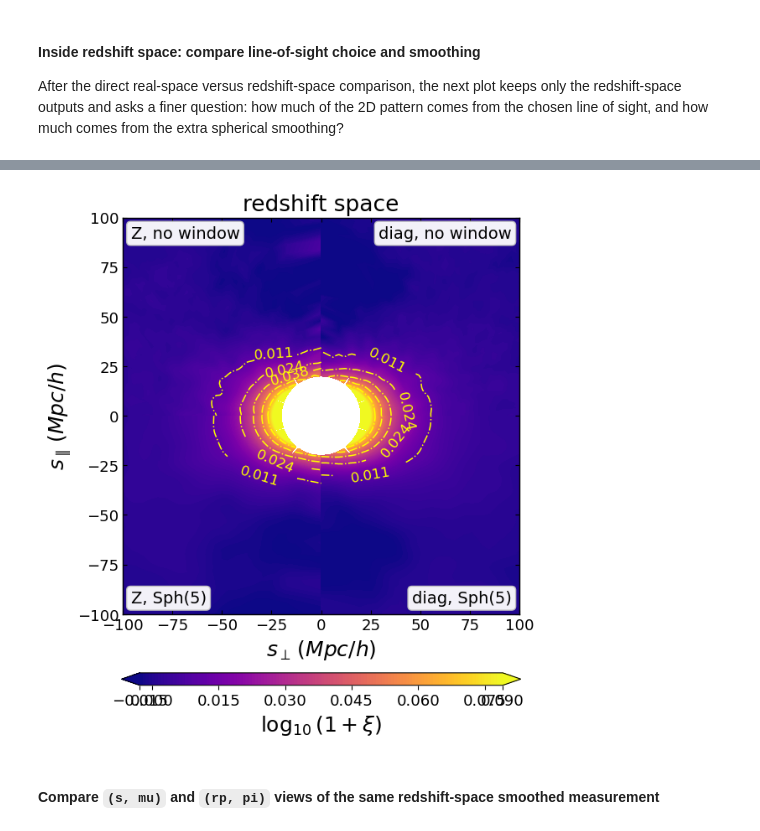
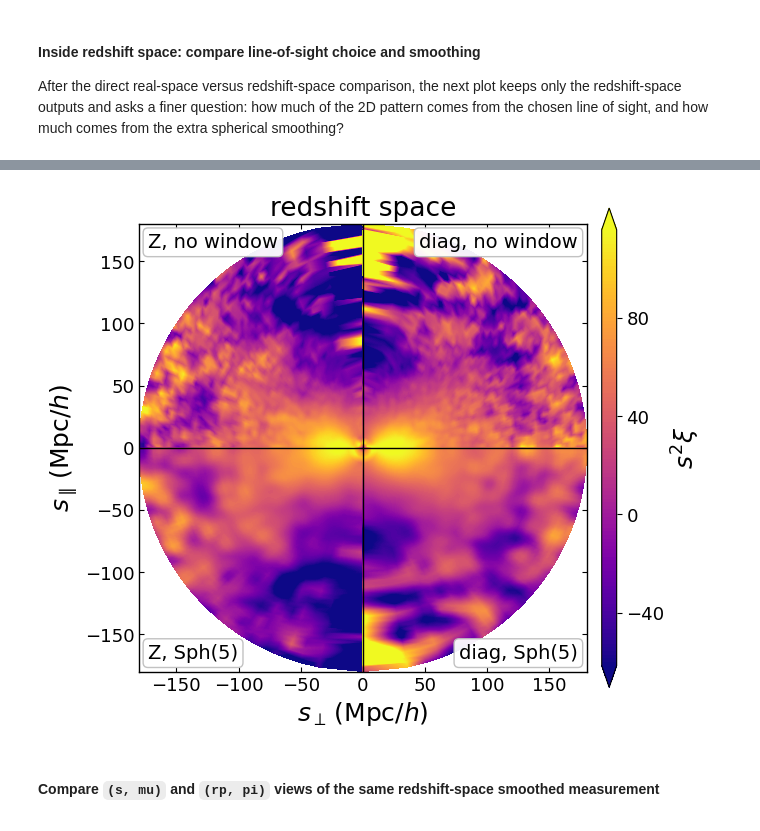
Before and after one commit to SYSUSPA-Projects/PyHermes, a Jupyter notebook: examples/notebooks/corr2pcf.ipynb, the cells around one changed output, grey strips where cells are left out. Cells and saved outputs as stored; diff of their text form; code cells hidden in the pictures.

```diff
--- a/examples/notebooks/corr2pcf.ipynb
+++ b/examples/notebooks/corr2pcf.ipynb
@@ -632,26 +631,23 @@ rsd_smu_sph5_diag = Corr2PCFData(data_path='./output/quijote8000_snap004_rsd_2pc
 # %%
 plot_corr2pcf_2d(
     quadrants={
         "upper_left": rsd_smu_z,
         "upper_right": rsd_smu_diag,
         "lower_left": rsd_smu_sph5_z,
         "lower_right": rsd_smu_sph5_diag,
     },
     quadrant_labels={
         "upper_left": "Z, no window",
         "upper_right": "diag, no window",
         "lower_left": "Z, Sph(5)",
         "lower_right": "diag, Sph(5)",
     },
     title="redshift space",
-    s_min=20, value="log10(1+xi)", style="contour"
 )
-plt.xlim(-100, 100)
-plt.ylim(-100, 100)
 plt.tight_layout()
 plt.show()
 # %% [output]
-[figure, old version]
+[figure, new version]
 # %% [markdown]
 #### Compare `(s, mu)` and `(rp, pi)` views of the same redshift-space smoothed measurement
 # %%
```
Also changed, not shown: parts of 29 cells of this notebook, 3 other files.
